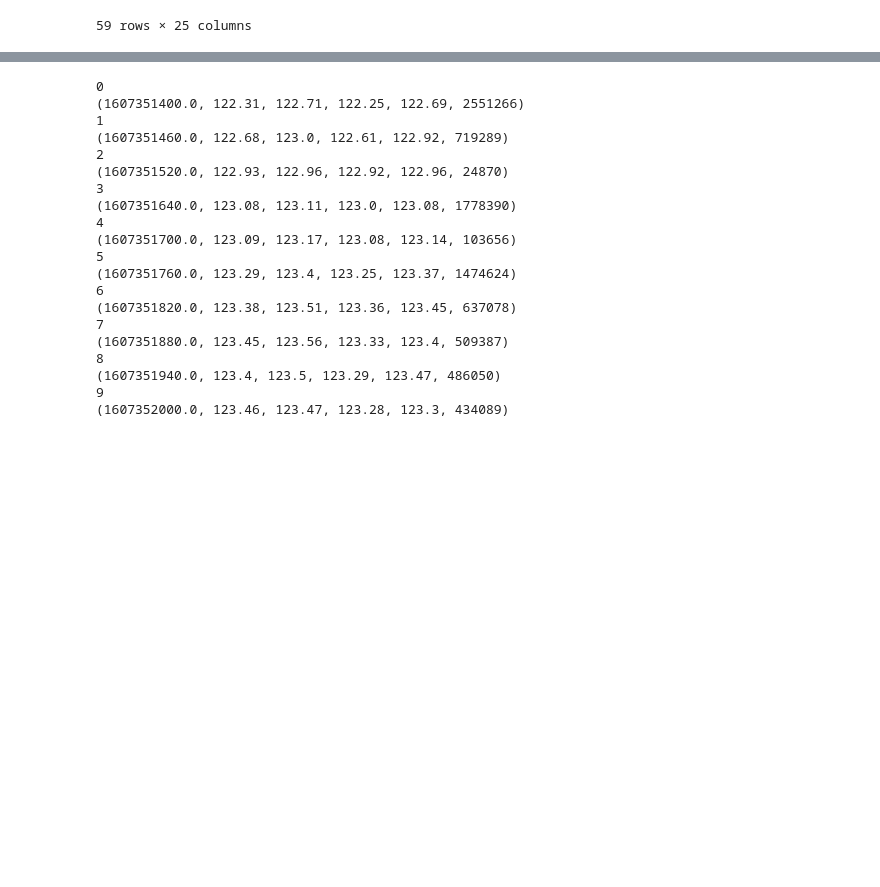
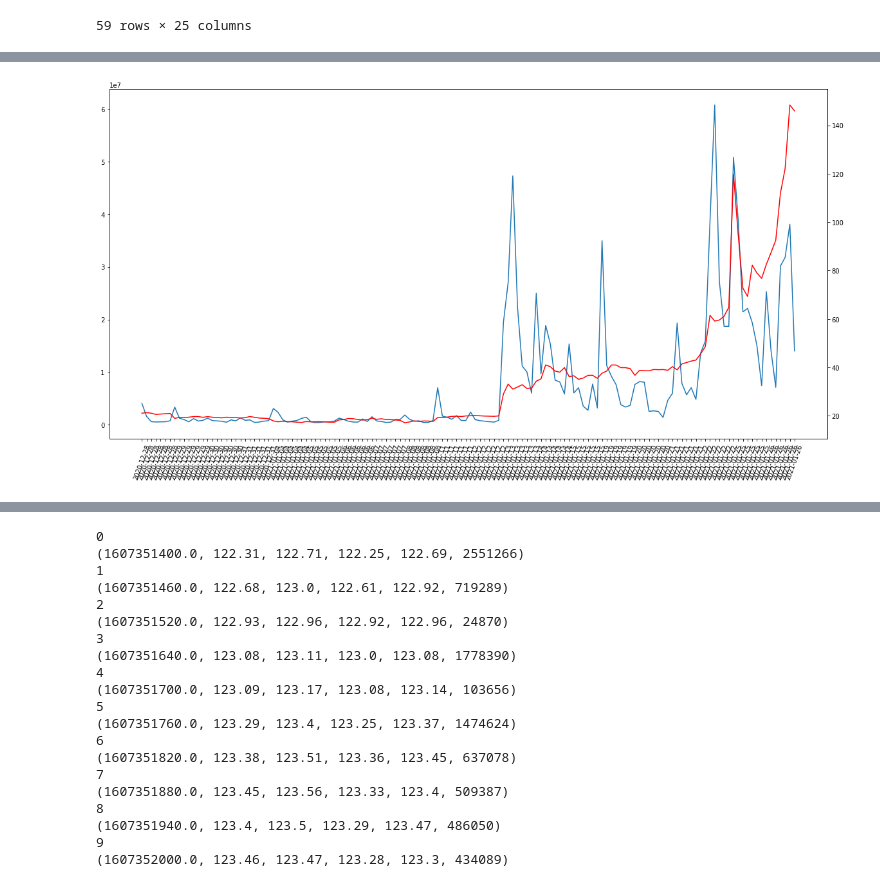
Before and after one commit to briansong524/Mo_money_mo_money, a Jupyter notebook: slack_notifier_w_yfinance/Analyze with yfinance library.ipynb, the cells around one changed output, grey strips where cells are left out. Cells and saved outputs as stored; diff of their text form; code cells hidden in the pictures; blank space fills up the shorter version.

```diff
--- a/slack_notifier_w_yfinance/Analyze with yfinance library.ipynb
+++ b/slack_notifier_w_yfinance/Analyze with yfinance library.ipynb
@@ -36,7 +36,7 @@ df[df['Datetime'] <= '2020-12-24']
 | 58 | 2020-12-23 18:45:00-05:00 | 221.350000 | 221.350000 | 221.290000 | 221.300000 | 221.300000 | 0.0 | 124.050000 | 124.050000 | 124.000000 | ... | ... |
 59 rows × 25 columns
 # %%
-ticker = yf.Ticker("AAPL")
-data = ticker.history(period = '1d',
-                   interval = '1m').reset_index()
+ticker = yf.Ticker("GME")
+data = ticker.history(period = '1mo',
+                   interval = '1h').reset_index()
 # data['Datetime'] = data.Datetime.map(lambda x: x.replace(tzinfo=timezone('GMT')))
@@ -42,0 +59,19 @@ data = ticker.history(period = '1d',
+# %%
+import matplotlib.pyplot as plt
+import numpy as np
+x = range(data.shape[0])
+y = data['Volume'].values
+# y = np.log(y)
+y2 = data['Close'].values
+
+fig, ax1 = plt.subplots(figsize = [20,10])
+ax1.plot(x,y)
+# plt.xticks(data['Date'].map(lambda x: x.date()).values)
+ax1.set_xticks(x)
+ax1.set_xticklabels(data['Date'].map(lambda x: x.date()).values)
+ax1.tick_params(axis = 'x', labelrotation= 70)
+ax2 = ax1.twinx()
+ax2.plot(x,y2, color = 'r')
+plt.show()
+# %% [output]
+[figure, added]
```
Also changed, not shown: parts of 2 cells of this notebook, 5 other files.
